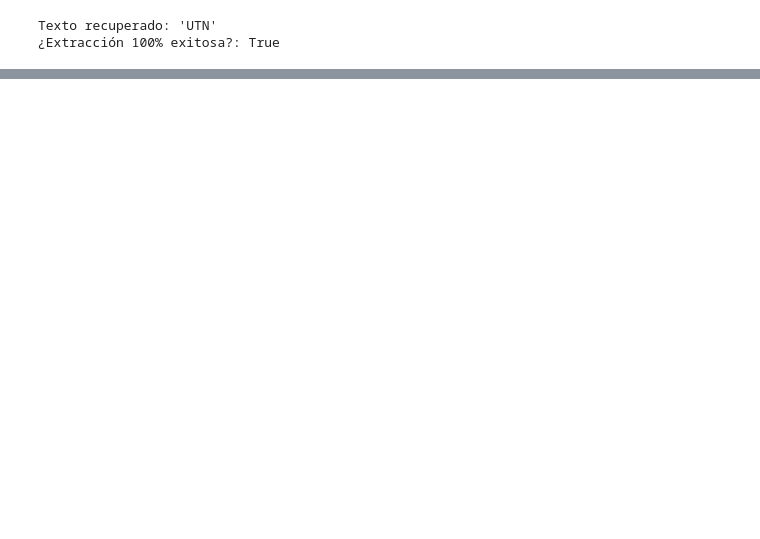
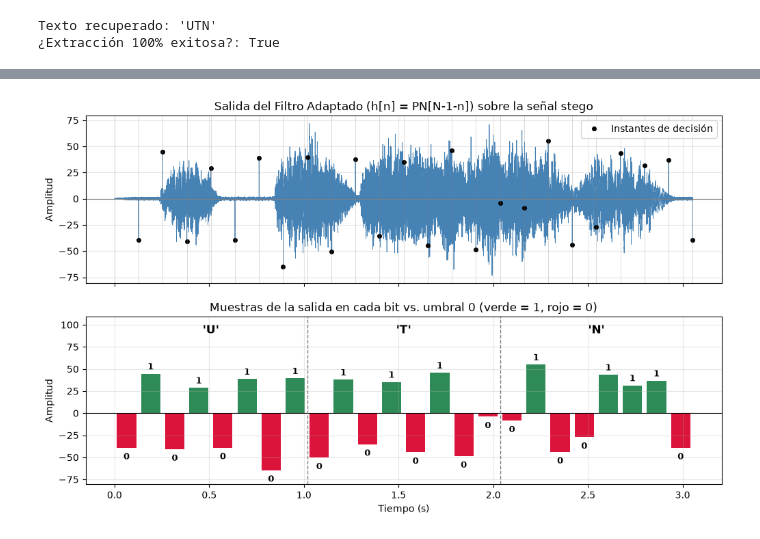
Before and after one commit to GonTurri/stego-audio-dss, a Jupyter notebook: stego_demo.ipynb, the cells around one changed output, grey strips where cells are left out. Cells and saved outputs as stored; diff of their text form; code cells hidden in the pictures; blank space fills up the shorter version.

```diff
--- a/stego_demo.ipynb
+++ b/stego_demo.ipynb
@@ -160,0 +164,46 @@ plt.show()
+# %%
+# Filtro adaptado: respuesta al impulso = clave PN invertida en el tiempo
+h_adaptado = pn_key[::-1]
+salida_filtro = signal.fftconvolve(y[:longitud_util], h_adaptado, mode='full')[:longitud_util]
+t_filtro = np.arange(longitud_util) / sr
+
+# Instantes de muestreo: final de cada bloque (coincide con el lag 0 de la correlación)
+idx_muestreo = np.arange(1, num_bits + 1) * samples_per_bit - 1
+muestras = salida_filtro[idx_muestreo]
+t_muestreo = t_filtro[idx_muestreo]
+
+fig, axs = plt.subplots(2, 1, figsize=(12, 7), sharex=True)
+
+# 1. Salida continua del filtro adaptado
+axs[0].plot(t_filtro, salida_filtro, color='steelblue', lw=0.6)
+axs[0].plot(t_muestreo, muestras, 'o', color='black', ms=4, label='Instantes de decisión')
+for k in range(num_bits + 1):
+    axs[0].axvline(k * samples_per_bit / sr, color='gray', lw=0.5, alpha=0.4)
+axs[0].axhline(0, color='gray', lw=0.8)
+axs[0].set_title("Salida del Filtro Adaptado (h[n] = PN[N-1-n]) sobre la señal stego")
+axs[0].set_ylabel("Amplitud")
+axs[0].grid(True, alpha=0.3)
+axs[0].legend(loc='upper right')
+
+# 2. Muestras en los instantes de decisión y bits decodificados
+colores = ['seagreen' if m > 0 else 'crimson' for m in muestras]
+axs[1].bar(t_muestreo - samples_per_bit / (2 * sr), muestras,
+           width=0.8 * samples_per_bit / sr, color=colores)
+axs[1].axhline(0, color='black', lw=0.8)
+ymax = np.max(np.abs(muestras)) * 1.25
+axs[1].set_ylim(-ymax, ymax * 1.35)
+for k, m in enumerate(muestras):
+    axs[1].text(t_muestreo[k] - samples_per_bit / (2 * sr), m + (0.06 if m > 0 else -0.16) * ymax,
+                str(bits_recuperados[k]), ha='center', fontsize=9, fontweight='bold')
+# Separadores por byte y caracter decodificado
+for k, c in enumerate(texto_recuperado):
+    if k > 0:
+        axs[1].axvline(k * 8 * samples_per_bit / sr, color='gray', lw=1, ls='--')
+    axs[1].text((k * 8 + 4) * samples_per_bit / sr, ymax * 1.12, f"'{c}'",
+                ha='center', fontsize=12, fontweight='bold')
+axs[1].set_title("Muestras de la salida en cada bit vs. umbral 0 (verde = 1, rojo = 0)")
+axs[1].set_xlabel("Tiempo (s)")
+axs[1].set_ylabel("Amplitud")
+axs[1].grid(True, alpha=0.3)
+# %% [output]
+[figure, added]
```
Also changed, not shown: parts of 2 cells of this notebook.
